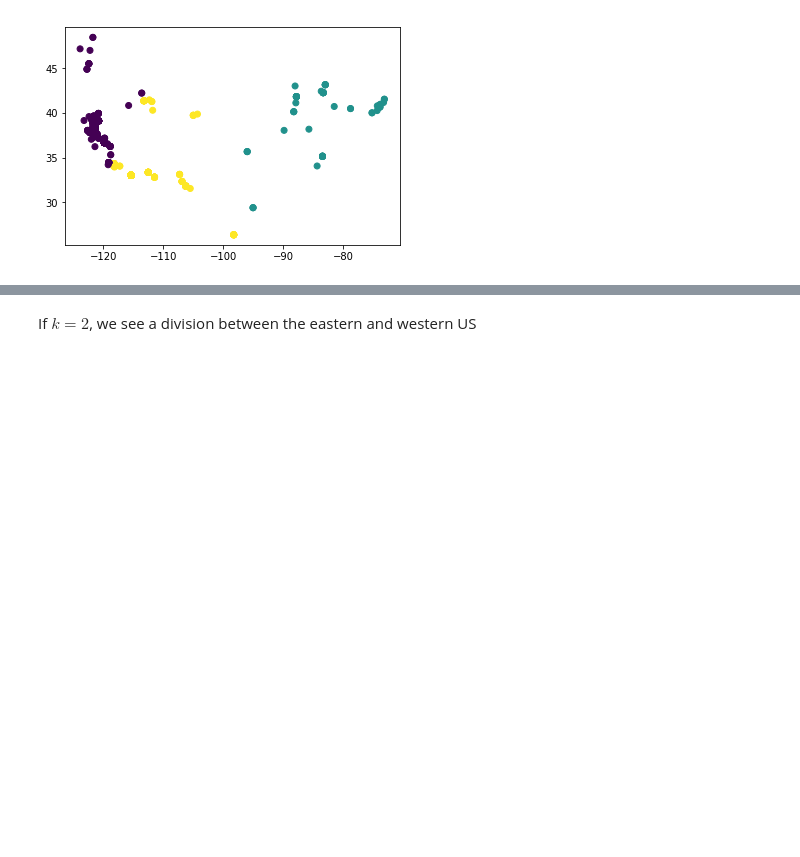
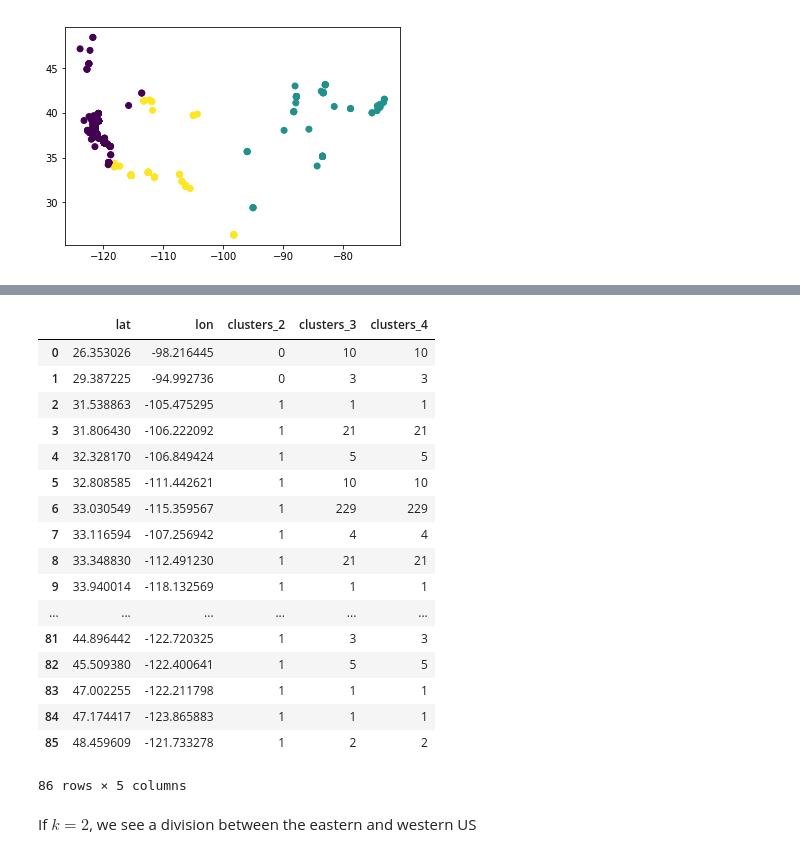
Before and after one commit to sathvikn/1940-singh-census, a Jupyter notebook: mapping.ipynb, the cells around one changed output, grey strips where cells are left out. Drawn from its saved outputs; the diff is of its cells as text; code cells hidden in the pictures; blank space fills up the shorter version.

```diff
--- a/mapping.ipynb
+++ b/mapping.ipynb
@@ -268,3 +271,27 @@ ll_data.head()
+# %%
+def counts_per_cluster(data, k):
+    return data.groupby(['lat', 'lon', 'clusters_'+ str(k)]).agg('count').reset_index()
+grouped = counts_per_cluster(ll_data, 2)
+grouped[]
+# %% [output]
+|  | lat | lon | clusters_2 | clusters_3 | clusters_4 |
+| 0 | 26.353026 | -98.216445 | 0 | 10 | 10 |
+| 1 | 29.387225 | -94.992736 | 0 | 3 | 3 |
+| 2 | 31.538863 | -105.475295 | 1 | 1 | 1 |
+| 3 | 31.806430 | -106.222092 | 1 | 21 | 21 |
+| 4 | 32.328170 | -106.849424 | 1 | 5 | 5 |
+| 5 | 32.808585 | -111.442621 | 1 | 10 | 10 |
+| 6 | 33.030549 | -115.359567 | 1 | 229 | 229 |
+| 7 | 33.116594 | -107.256942 | 1 | 4 | 4 |
+| 8 | 33.348830 | -112.491230 | 1 | 21 | 21 |
+| 9 | 33.940014 | -118.132569 | 1 | 1 | 1 |
+| ... | ... | ... | ... | ... | ... |
+| 81 | 44.896442 | -122.720325 | 1 | 3 | 3 |
+| 82 | 45.509380 | -122.400641 | 1 | 5 | 5 |
+| 83 | 47.002255 | -122.211798 | 1 | 1 | 1 |
+| 84 | 47.174417 | -123.865883 | 1 | 1 | 1 |
+| 85 | 48.459609 | -121.733278 | 1 | 2 | 2 |
+86 rows × 5 columns
 # %%
 def map_clusters(k, data):
     map_data = [dict(
```
Also changed, not shown: parts of 25 cells of this notebook, 1 other file.
